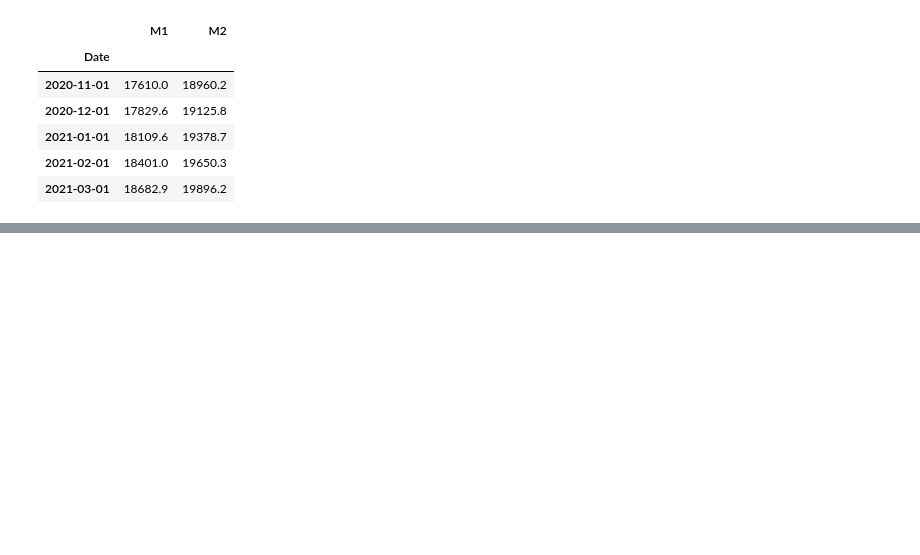
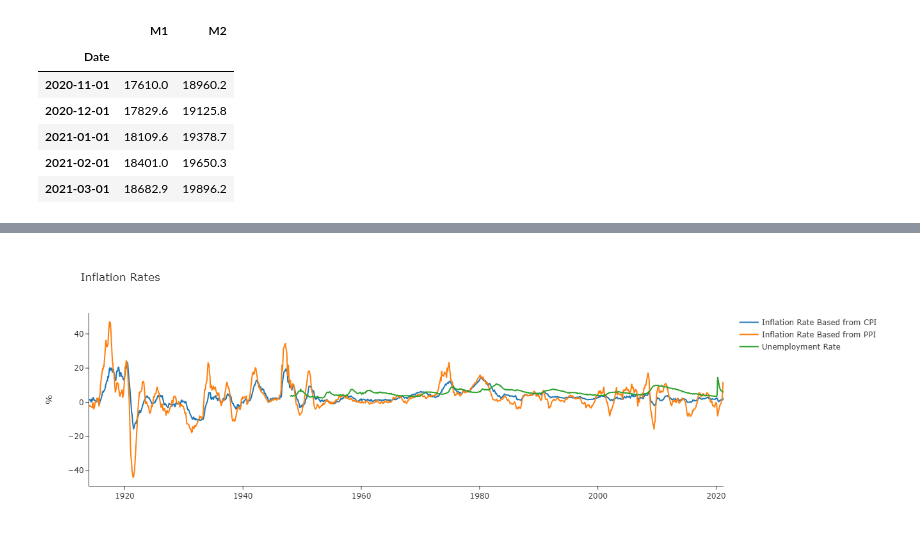
Before and after one commit to 44nash/project_1, a Jupyter notebook: inflation_rate.ipynb, the cells around one changed output, grey strips where cells are left out. Cells and saved outputs as stored; diff of their text form; code cells hidden in the pictures; blank space fills up the shorter version.

```diff
--- a/inflation_rate.ipynb
+++ b/inflation_rate.ipynb
@@ -55,0 +72,4 @@ money_supply_chart.add_trace(go.Scatter(x= M_data.index, y=M_data["M2"],mode='li
+# %%
+inflation_rates_chart.add_trace(go.Scatter(x= unemployment_rate.index, y=unemployment_rate["Unemployment Rate"],mode='lines', name="Unemployment Rate"))
+# %% [output]
+[figure, added]
```
Also changed, not shown: parts of 5 cells of this notebook, 4 other files.
